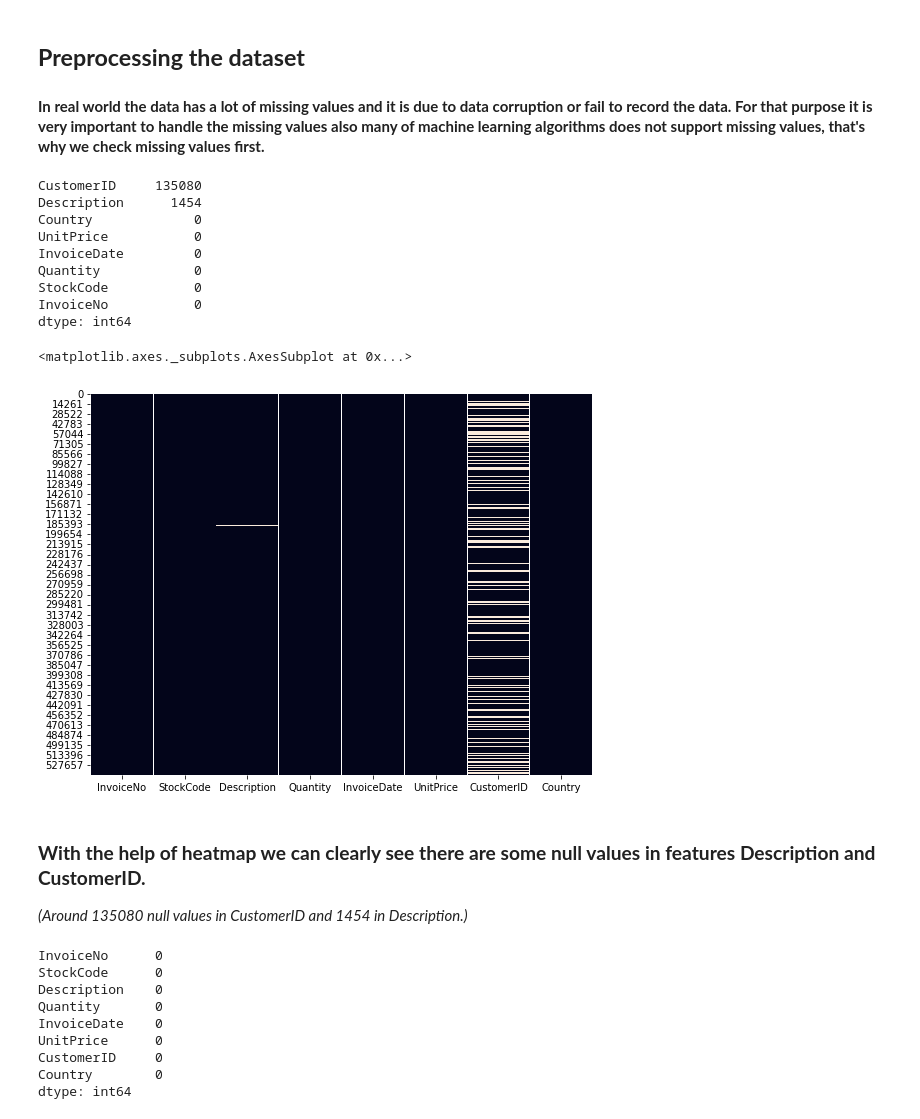
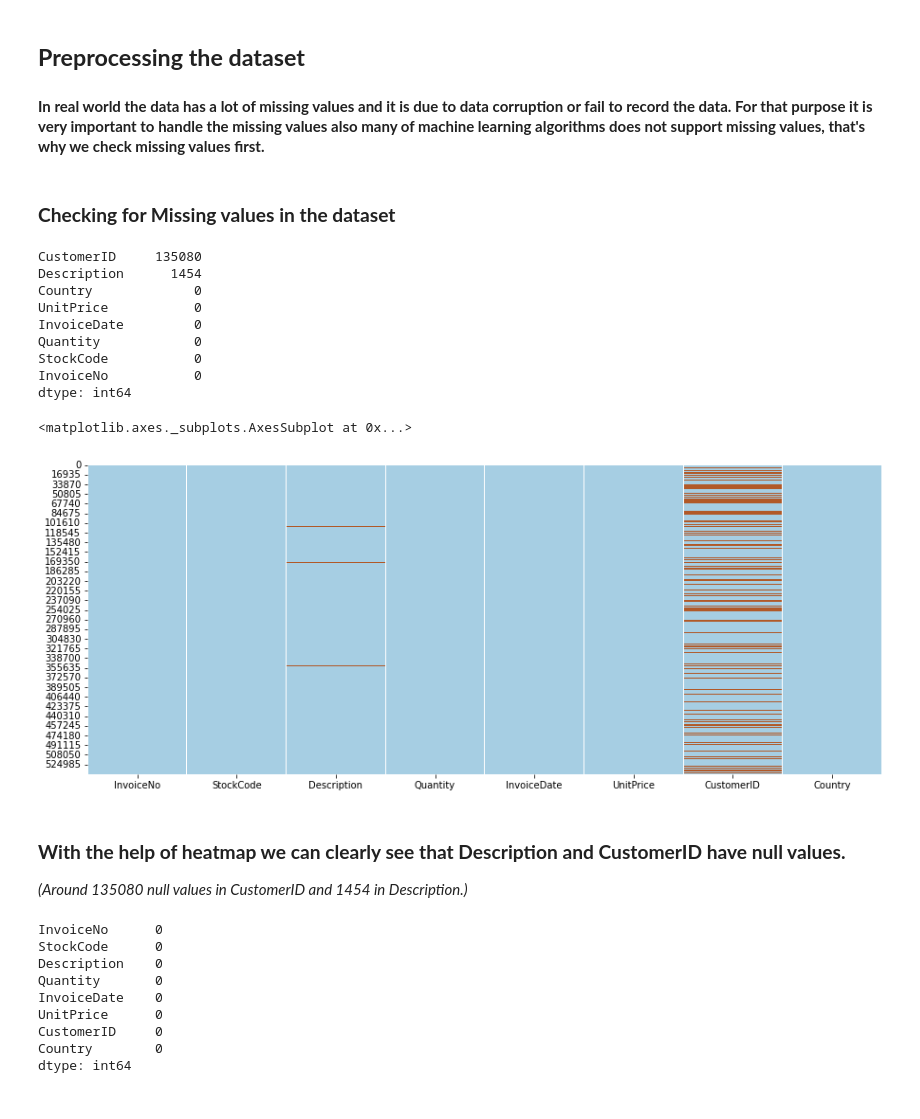
Before and after one commit to Malikarbaaz/Online_Retail_Customer_Segmentation, a Jupyter notebook: Online_Retail_Customer_Segmentation_Capstone_Project.ipynb, the cells around one changed output. Drawn from its saved outputs; the diff is of its cells as text; code cells hidden in the pictures.

```diff
--- a/Online_Retail_Customer_Segmentation_Capstone_Project.ipynb
+++ b/Online_Retail_Customer_Segmentation_Capstone_Project.ipynb
@@ -95,28 +95,30 @@ Rows 541909 , Columns 8
 # %% [markdown]
 ## **Preprocessing the dataset**
 ####  **In real world the data has a lot of missing values and it is due to data corruption or fail to record the data. For that purpose it is very important to handle the missing values also many of machine learning algorithms does not support missing values, that's why we check missing values first.**
+# %% [markdown]
+### **Checking for Missing values in the dataset**
 # %%
 # lets check the total null values in our dataset.
 # .sort_values sorting the dataset in ascending order and if you want to make it reverse just write False in bracket.
 print(data.isna().sum().sort_values(ascending = False))
 
-# Also plotting the null values on heatmap
-plt.figure(figsize = (9,7))        # setting the size of graph
-sns.heatmap(data.isnull(), cbar = False)
+# Visualising null values using heatmap
+plt.rcParams['figure.figsize'] = (15, 6)
+sns.heatmap(data.isnull(), cbar = False, cmap='Paired')
 # %% [output]
 CustomerID     135080
 Description      1454
 Country             0
 UnitPrice           0
 InvoiceDate         0
 Quantity            0
 StockCode           0
 InvoiceNo           0
 dtype: int64
 <matplotlib.axes._subplots.AxesSubplot at 0x...>
-[figure, old version]
+[figure, new version]
 # %% [markdown]
-### **With the help of heatmap we can clearly see there are some null values in features Description and CustomerID.**
+### **With the help of heatmap we can clearly see that Description and  CustomerID have null values.**
 *(Around 135080 null values in CustomerID and 1454 in Description.)*
 # %%
 # dropping all the missing values from our dataset
```
Also changed, not shown: parts of 117 cells of this notebook.
